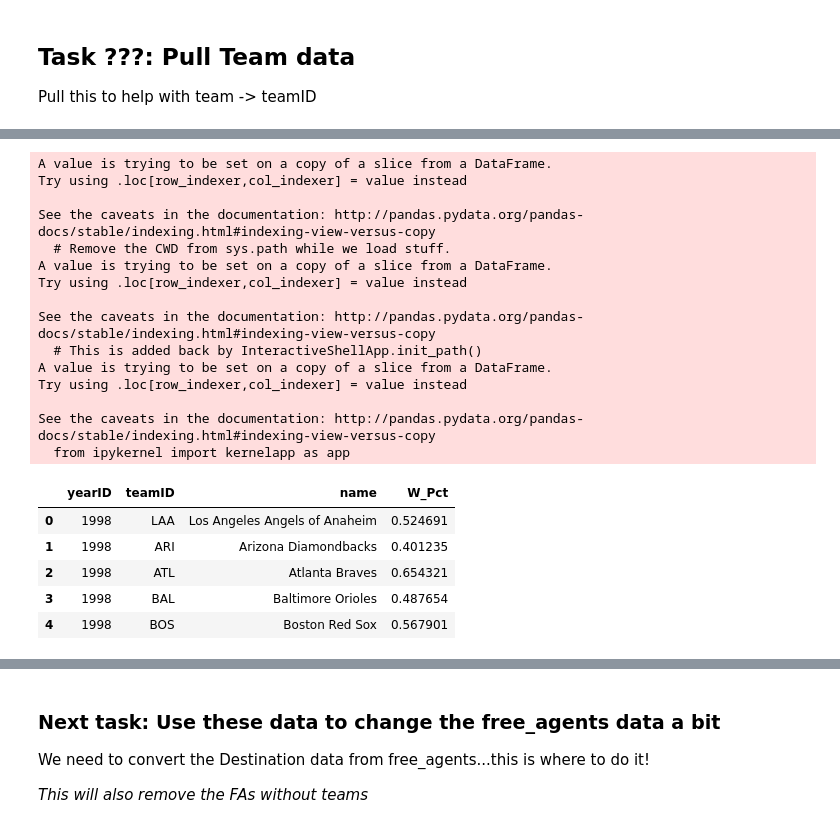
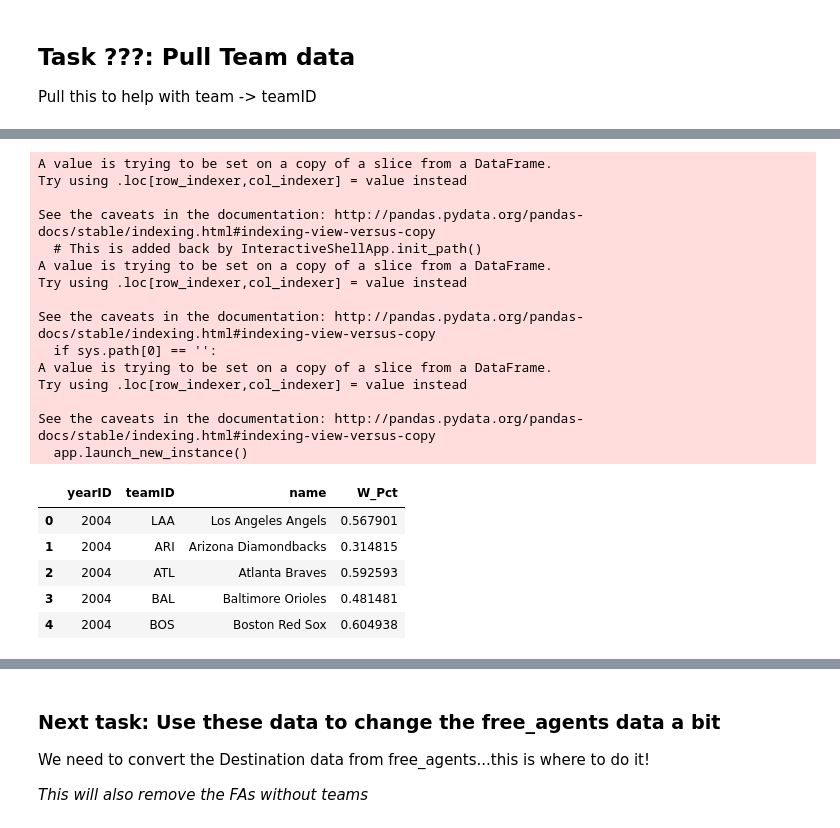
Before and after one commit to marichards/MLB_FA_Predictor, a Jupyter notebook: Assemble_Features.ipynb, the cells around one changed output, grey strips where cells are left out. Saved outputs shown, nothing was run; the diff lists cells and outputs as text; code cells hidden in the pictures.

```diff
--- a/Assemble_Features.ipynb
+++ b/Assemble_Features.ipynb
@@ -146,0 +56,5 @@ See the caveats in the documentation: http://pandas.pydata.org/pandas-docs/stabl
+# %%
+# Test it out
+pitching_df = bfm.createPitchingTable(engine)
+print(pitching_df.info())
+print(pitching_df[pitching_df.playerID == 'kershcl01'])
@@ -357,0 +88,4 @@ print(fa_bat_pos.shape)
+# %%
+all_batting = bfm.addFilterFreeAgents(batting_df, engine)
+only_pos = all_batting[all_batting.Position.isin(['SP','RP']) == False]
+only_pos.info()
@@ -357,0 +110,3 @@ print(fa_bat_pos.shape)
+# %%
+pitching_fa = bfm.addFilterFreeAgents(pitching_df, engine)
+pitching_fa.info()
@@ -403,7 +163,8 @@ def allPositionWAR(fa_batting):
 Pull this to help with team -> teamID
 # %%
 # Change column names to team abbreviations using Team Data
-teams = pullFullTable('teams', engine)
-print(teams.head())
-print(list(teams.columns))
+teams = bfm.pullFullTable('teams', engine)
+# Pull just a handful of these columns (W, G, teamID, name, yearID)
+teams_short = teams[['yearID', 'teamID', 'name', 'W', 'G']]
+teams_short['teamID'].value_counts()
 # %% [output]
@@ -449,45 +188,46 @@ Name: teamID, dtype: int64
 # %%
 # Convert altered names/teamID
-name_change = {'Anaheim Angels': 'Los Angeles Angels of Anaheim',
+name_change = {'Anaheim Angels': 'Los Angeles Angels',
+               'Los Angeles Angels of Anaheim' : 'Los Angeles Angels',
                    'Tampa Bay Devil Rays' : 'Tampa Bay Rays',
                    'Montreal Expos' : 'Washington Nationals',
                    'Florida Marlins' : 'Miami Marlins'
                   }
 
 origin_change = {'ANA': 'LAA', 'TBD':'TBR', 'MON':'WAS', 'FLO':'MIA'}
 
 teams_short['name'] = teams_short['name'].replace(name_change)
 teams_short['teamID'] = teams_short['teamID'].replace(origin_change)
 
 # Change W/G to W_Pct
 
 teams_short['W_Pct'] = teams_short['W'].divide(teams_short.G)
 
 teams_short = teams_short.drop(['W','G'], axis = 1)
 
 teams_short.head()
 # %% [output]
-A value is trying to be set on a copy of a slice from a DataFrame.
-Try using .loc[row_indexer,col_indexer] = value instead
-
-See the caveats in the documentation: http://pandas.pydata.org/pandas-docs/stable/indexing.html#indexing-view-versus-copy
-  # Remove the CWD from sys.path while we load stuff.
 A value is trying to be set on a copy of a slice from a DataFrame.
 Try using .loc[row_indexer,col_indexer] = value instead
 
 See the caveats in the documentation: http://pandas.pydata.org/pandas-docs/stable/indexing.html#indexing-view-versus-copy
   # This is added back by InteractiveShellApp.init_path()
 A value is trying to be set on a copy of a slice from a DataFrame.
 Try using .loc[row_indexer,col_indexer] = value instead
 
 See the caveats in the documentation: http://pandas.pydata.org/pandas-docs/stable/indexing.html#indexing-view-versus-copy
-  from ipykernel import kernelapp as app
+  if sys.path[0] == '':
+A value is trying to be set on a copy of a slice from a DataFrame.
+Try using .loc[row_indexer,col_indexer] = value instead
+
+See the caveats in the documentation: http://pandas.pydata.org/pandas-docs/stable/indexing.html#indexing-view-versus-copy
+  app.launch_new_instance()
 |  | yearID | teamID | name | W_Pct |
-| 0 | 1998 | LAA | Los Angeles Angels of Anaheim | 0.524691 |
-| 1 | 1998 | ARI | Arizona Diamondbacks | 0.401235 |
-| 2 | 1998 | ATL | Atlanta Braves | 0.654321 |
-| 3 | 1998 | BAL | Baltimore Orioles | 0.487654 |
-| 4 | 1998 | BOS | Boston Red Sox | 0.567901 |
+| 0 | 2004 | LAA | Los Angeles Angels | 0.567901 |
+| 1 | 2004 | ARI | Arizona Diamondbacks | 0.314815 |
+| 2 | 2004 | ATL | Atlanta Braves | 0.592593 |
+| 3 | 2004 | BAL | Baltimore Orioles | 0.481481 |
+| 4 | 2004 | BOS | Boston Red Sox | 0.604938 |
 # %%
 teams_short.name.value_counts()
 # %% [output]
```
Also changed, not shown: parts of 55 cells of this notebook, 9 other files.
